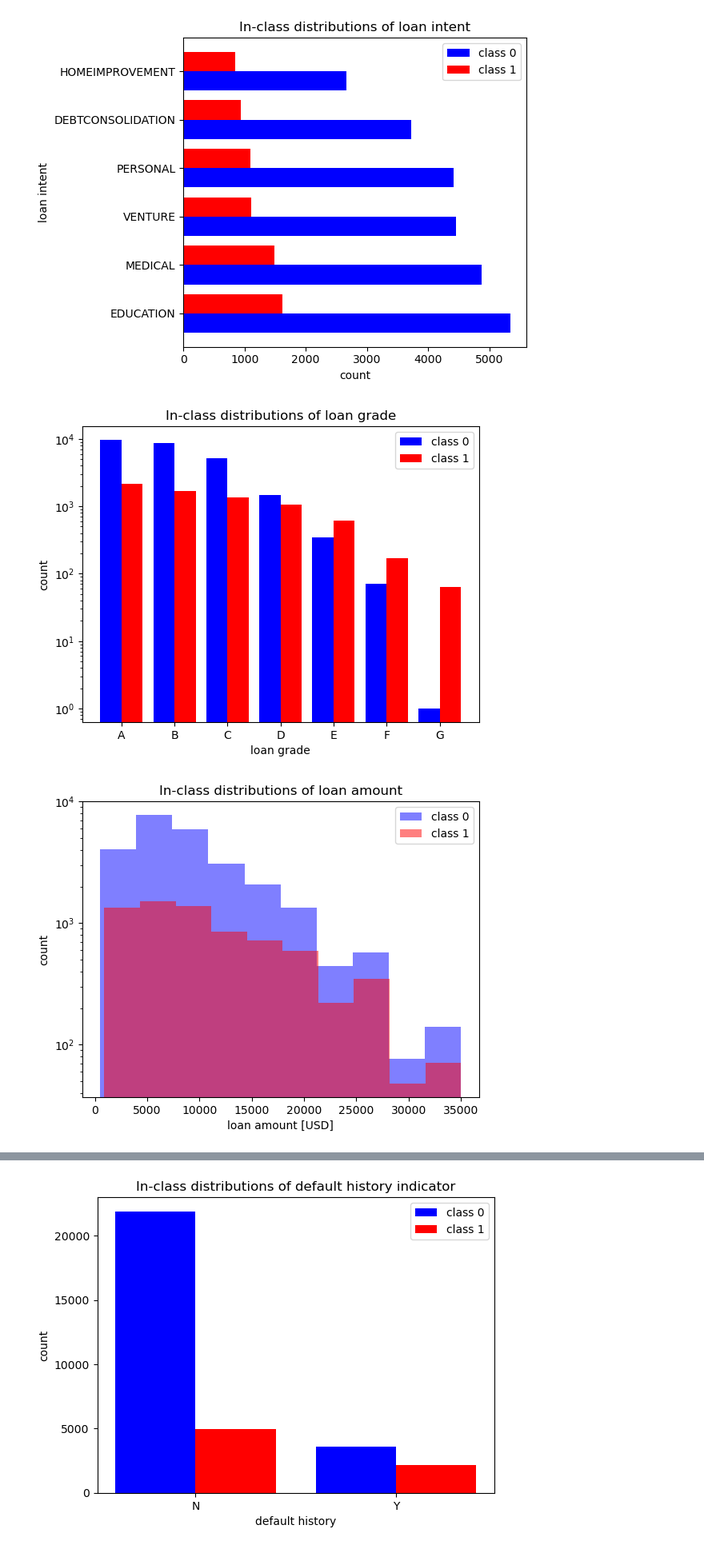
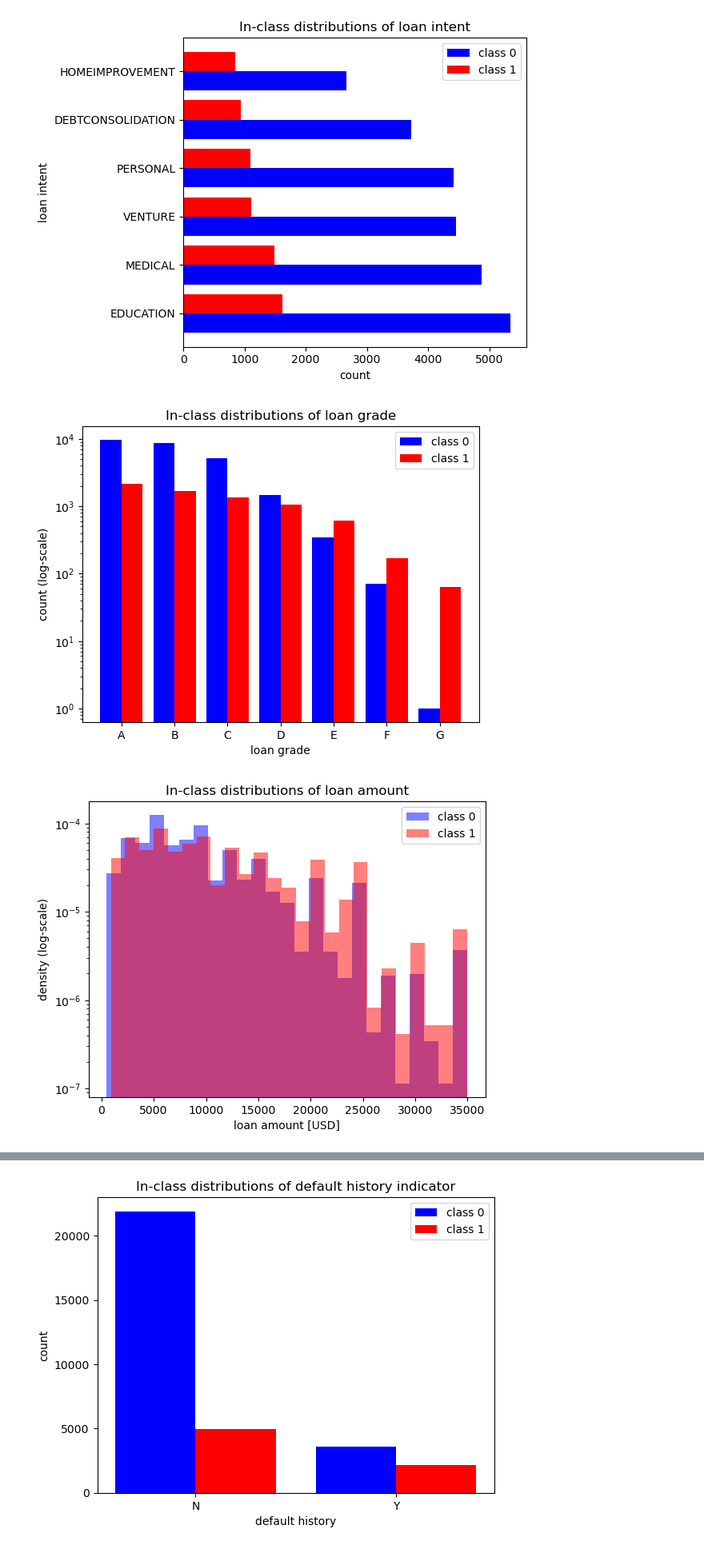
Before and after one commit to CQY114/data1030_fall2024_final_project, a Jupyter notebook: src/main.ipynb, the cells around one changed output, grey strips where cells are left out. Shown at 80% size. Drawn from its saved outputs; the diff is of its cells as text; code cells hidden in the pictures.

```diff
--- a/src/main.ipynb
+++ b/src/main.ipynb
@@ -146,23 +158,23 @@ plt.bar(x_axis+0.2, y1, width=0.4, color='r', label='class 1', log=True)
 plt.xticks(x_axis, x)
 plt.title('In-class distributions of loan grade')
 plt.xlabel('loan grade')
-plt.ylabel('count')
+plt.ylabel('count (log-scale)')
 plt.legend()
 plt.savefig('../figs/loan_grade_dist.png', dpi=300, transparent=True)
 plt.show()
 # %% [output]
-[figure, old version]
+[figure, new version]
 # %%
 # in-class distributions of loan amount
-plt.hist(df_class_0['loan_amnt'], log=True, color='b', label='class 0', alpha=0.5)
-plt.hist(df_class_1['loan_amnt'], log=True, color='r', label='class 1', alpha=0.5)
+plt.hist(df_class_0['loan_amnt'], bins=25, density=True, log=True, color='b', label='class 0', alpha=0.5)
+plt.hist(df_class_1['loan_amnt'], bins=25, density=True, log=True, color='r', label='class 1', alpha=0.5)
 plt.title('In-class distributions of loan amount')
 plt.xlabel('loan amount [USD]')
-plt.ylabel('count')
+plt.ylabel('density (log-scale)')
 plt.legend()
 plt.savefig('../figs/loan_amount_dist.png', dpi=300, transparent=True)
 plt.show()
 # %% [output]
-[figure, old version]
+[figure, new version]
 # %%
 # in-class distributions of loan interest rate
```
Also changed, not shown: parts of 26 cells of this notebook, 23 other files.
